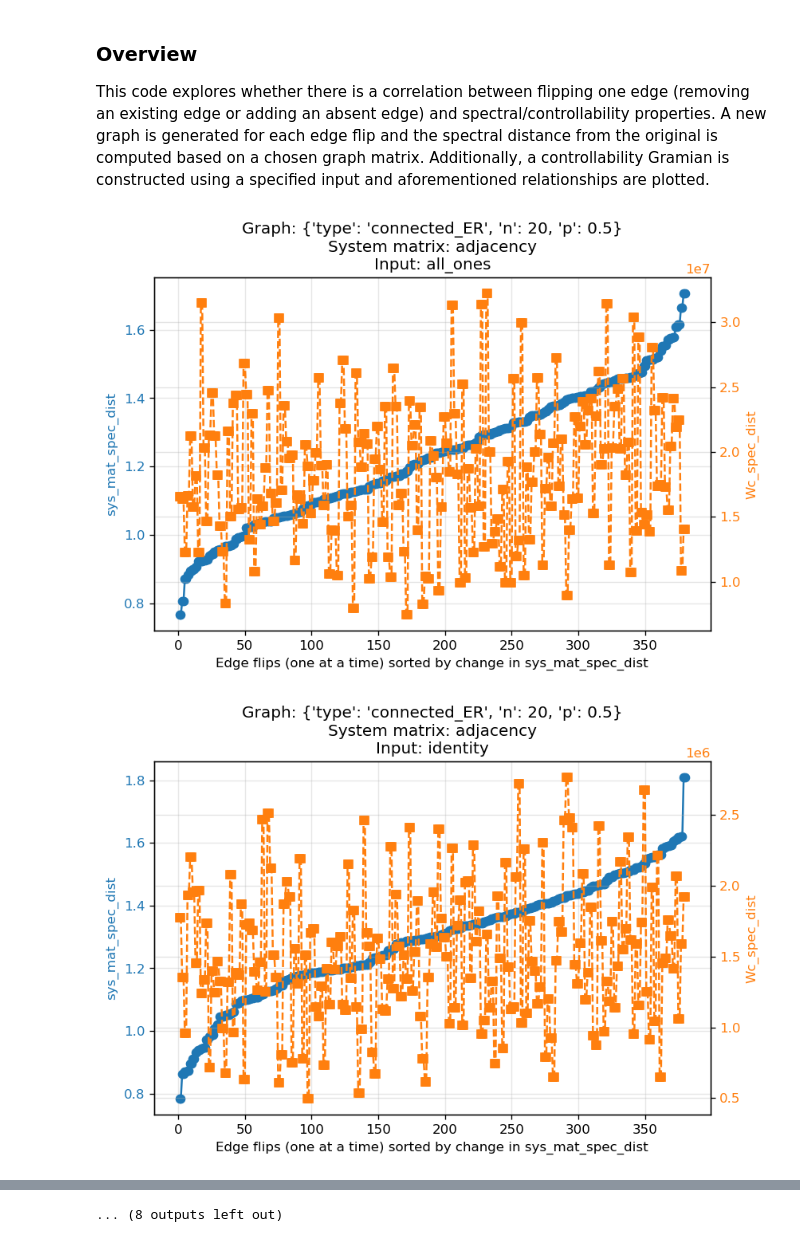
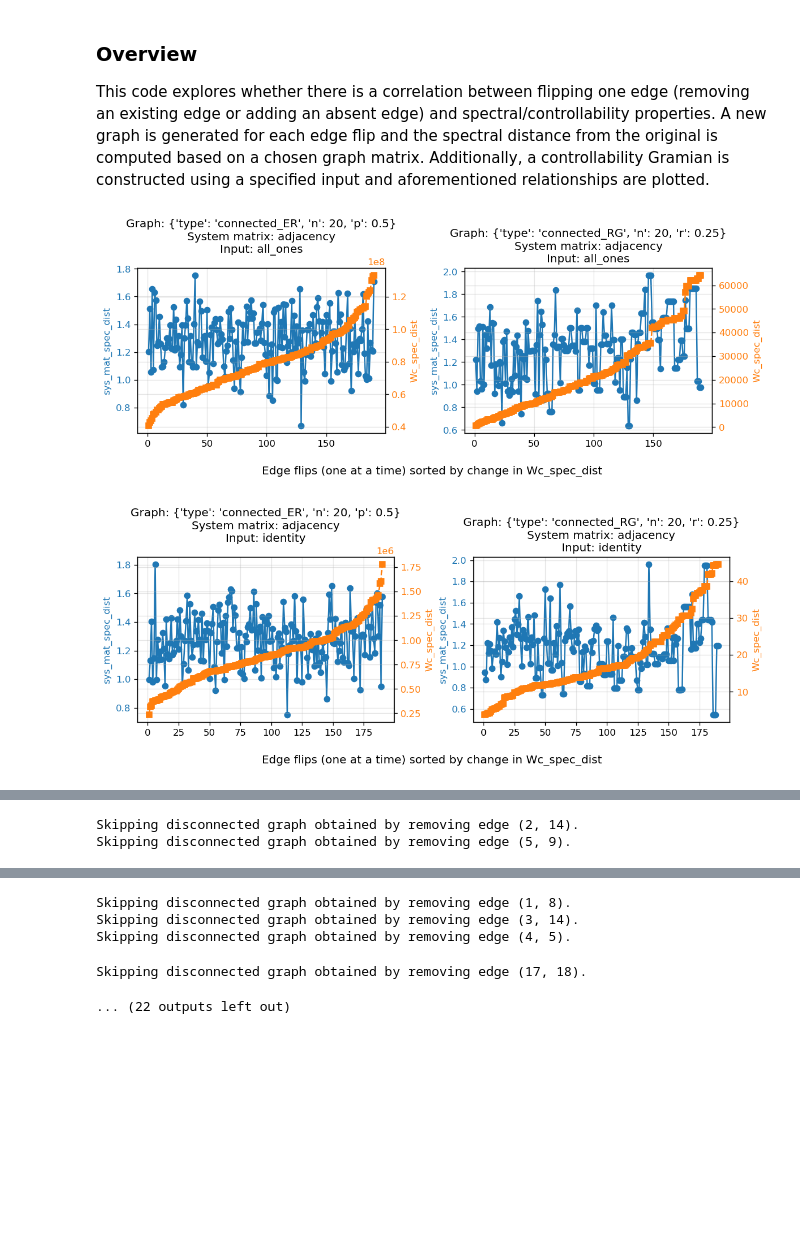
Before and after one commit to cirens-utd/distinguish-control-graphs, a Jupyter notebook: single_graph_edge_expt.ipynb, the cells around one changed output, grey strips where cells are left out. Cells and saved outputs as stored; diff of their text form; code cells hidden in the pictures; blank space fills up the shorter version.

Commit message:
added cumulative edge toggle experiments

```diff
--- a/single_graph_edge_expt.ipynb
+++ b/single_graph_edge_expt.ipynb
@@ -9,19 +2,28 @@ input_choices = ['all_ones', 'identity', 'zfs', 'zfs_new']
 ### Overview
 
 This code explores whether there is a correlation between flipping one edge (removing an existing edge or adding an absent edge) and spectral/controllability properties. A new graph is generated for each edge flip and the spectral distance from the original is computed based on a chosen graph matrix. Additionally, a controllability Gramian is constructed using a specified input and aforementioned relationships are plotted.
+# %%
+from modules.single_graph_edge_expt import single_graph_edge_expt
+# %config InlineBackend.figure_format = 'svg'
+
+graph_setting_ER = {'type': 'connected_ER', 'n': 20, 'p': 0.5}
+graph_setting_RG = {'type': 'connected_RG', 'n': 20, 'r': 0.25}
+
+graph_choices = [graph_setting_ER, graph_setting_RG]
+# graph_choices = [graph_setting_ER]
+matrix_choices = ['adjacency', 'laplacian', 'normalized_laplacian', 'signless_laplacian', 'distance_normalized_laplacian']
+input_choices = ['all_ones', 'identity', 'zfs', 'zfs_new']
 # %%
-options =  {'graph_choice': graph_setting,
-            'graph_matrix_choice': 'adjacency',
-            'edge_score_choice': 'sys_mat_spec_dist',
-            'input': 'all_ones',
+options =  {'graph_choice': graph_choices,
+            'edge_score_choice': 'Wc_spec_dist',
             't_horizon': 1,
             'plots': [{'y1': 'sys_mat_spec_dist', 'y2': 'Wc_spec_dist'}]}
 
 for matrix_choice in matrix_choices:
     for input_choice in input_choices:
         options['graph_matrix_choice'] = matrix_choice
         options['input'] = input_choice
         single_graph_edge_expt(options)
 # %% [output]
-[figure, old version]
+[figure, new version]
-[figure, old version]
+[figure, new version]
@@ -33,0 +36,2 @@ for matrix_choice in matrix_choices:
+Skipping disconnected graph obtained by removing edge (2, 14).
+Skipping disconnected graph obtained by removing edge (5, 9).
@@ -38 +39,5 @@ for matrix_choice in matrix_choices:
-... (8 outputs left out)
+Skipping disconnected graph obtained by removing edge (1, 8).
+Skipping disconnected graph obtained by removing edge (3, 14).
+Skipping disconnected graph obtained by removing edge (4, 5).
+Skipping disconnected graph obtained by removing edge (17, 18).
+... (22 outputs left out)
```
Also changed, not shown: parts of 4 cells of this notebook, 5 other files.
